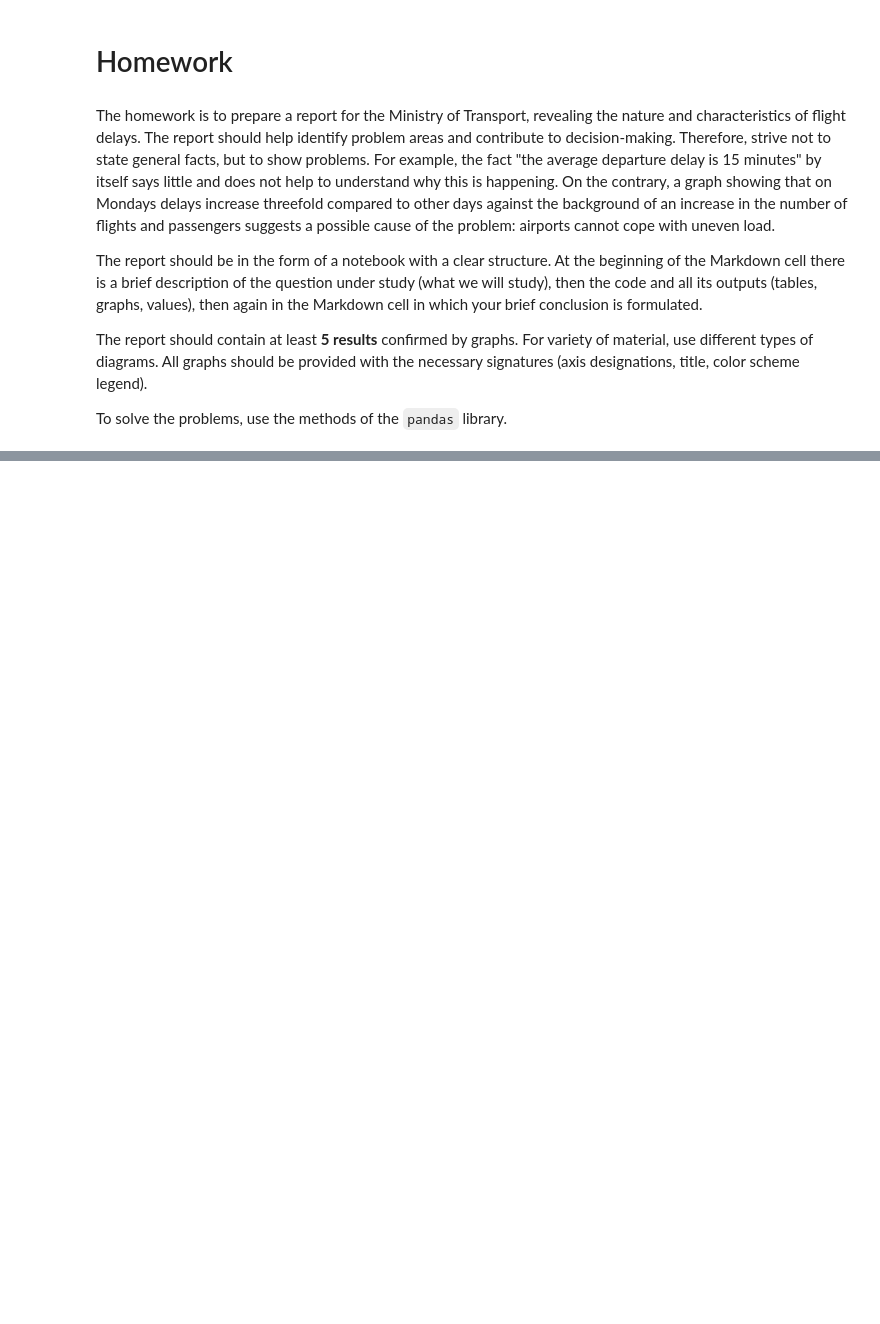
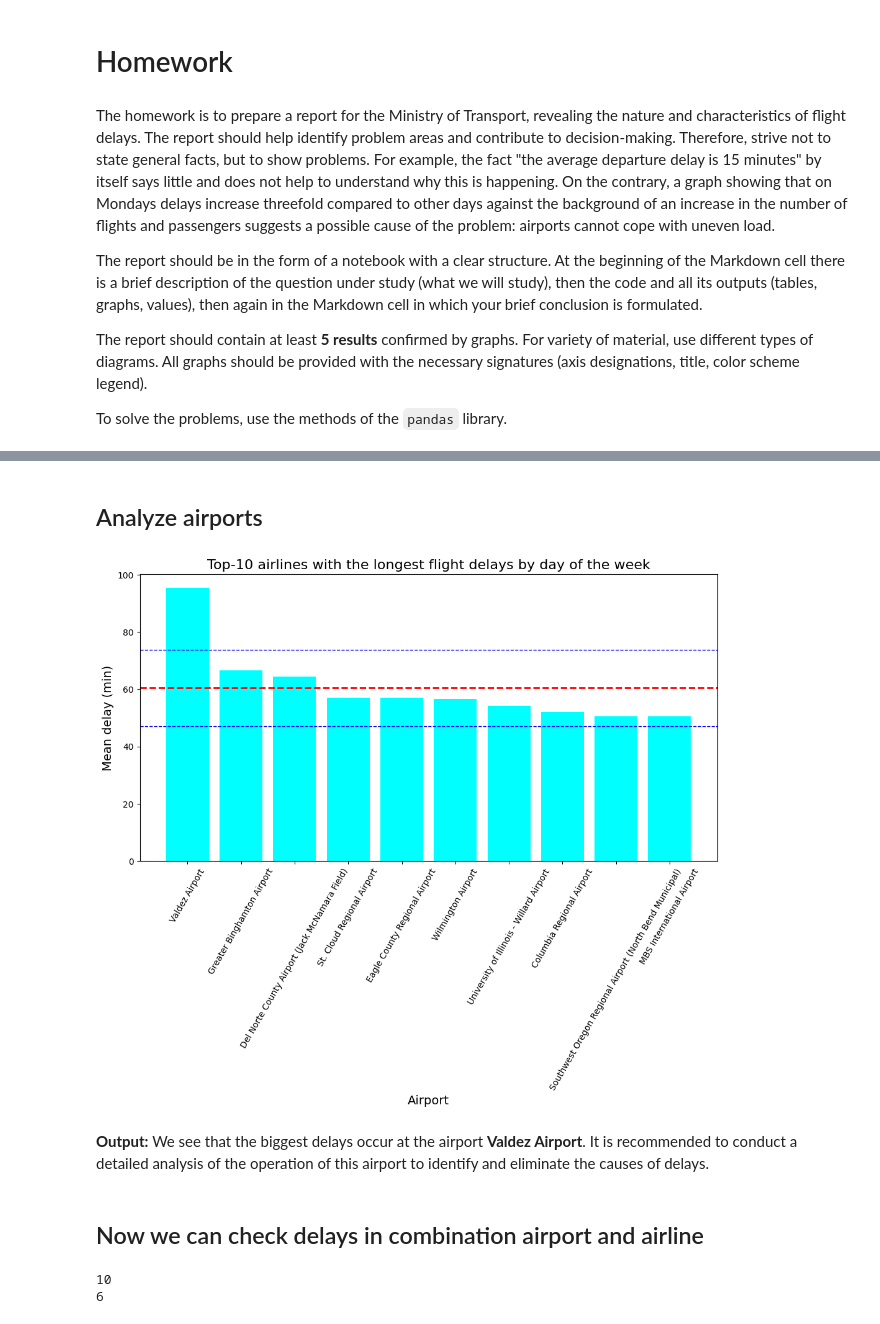
Before and after one commit to serovks/StatPrak_6sem, a Jupyter notebook: hw4.ipynb, the cells around one changed output, grey strips where cells are left out. Drawn from its saved outputs; the diff is of its cells as text; code cells hidden in the pictures; blank space fills up the shorter version.

```diff
--- a/hw4.ipynb
+++ b/hw4.ipynb
@@ -217,0 +204,41 @@ plt.show()
+# %% [markdown]
+## Analyze airports
+# %%
+df = df.merge(airports_df, left_on='ORIGIN_AIRPORT', right_on='IATA_CODE', how='left')
+# %%
+delays_airport = df.groupby('AIRPORT')['DEPARTURE_DELAY'].mean().sort_values(ascending=False).head(10)
+
+plt.figure(figsize=(12, 6))
+plt.bar(delays_airport.index, delays_airport.values, color='cyan')
+mean_value = delays_airport.mean()
+std = delays_airport.std()
+plt.axhline(y=mean_value, color='r', linestyle='--', linewidth=2, label=f'General mean: {mean_value:.1f}')
+plt.axhline(y=mean_value + std, color='b', linestyle='--', linewidth=1, label=f'General mean + std: {mean_value + std:.1f}')
+plt.axhline(y=mean_value - std, color='b', linestyle='--', linewidth=1, label=f'General mean - std: {mean_value - std:.1f}')
+
+plt.title("Top-10 airlines with the longest flight delays by day of the week", fontsize=16)
+plt.xlabel("Airport", fontsize=14)
+plt.ylabel("Mean delay (min)", fontsize=14)
+plt.xticks(rotation=60)
+plt.show()
+# %% [output]
+[figure, added]
+# %% [markdown]
+**Output:** We see that the biggest delays occur at the airport **Valdez Airport**. It is recommended to conduct a detailed analysis of the operation of this airport to identify and eliminate the causes of delays.
+# %% [markdown]
+## Now we can check delays in combination airport and airline
+# %%
+# I will filter the dataset so that only flights related to our top 10 the worst airports and 10 airlines
+top_airports = np.array(delays_airport.index)
+top_airlines = np.array(delays_airline.index)
+
+filtered_df = df[
+    df['AIRPORT'].isin(top_airports) &
+    df['AIRLINE_NAME'].isin(top_airlines)
+]
+
+print(len(filtered_df['AIRPORT'].unique()))
+print(len(filtered_df['AIRLINE_NAME'].unique()))
+# %% [output]
+10
+6
```
Also changed, not shown: parts of 42 cells of this notebook.
